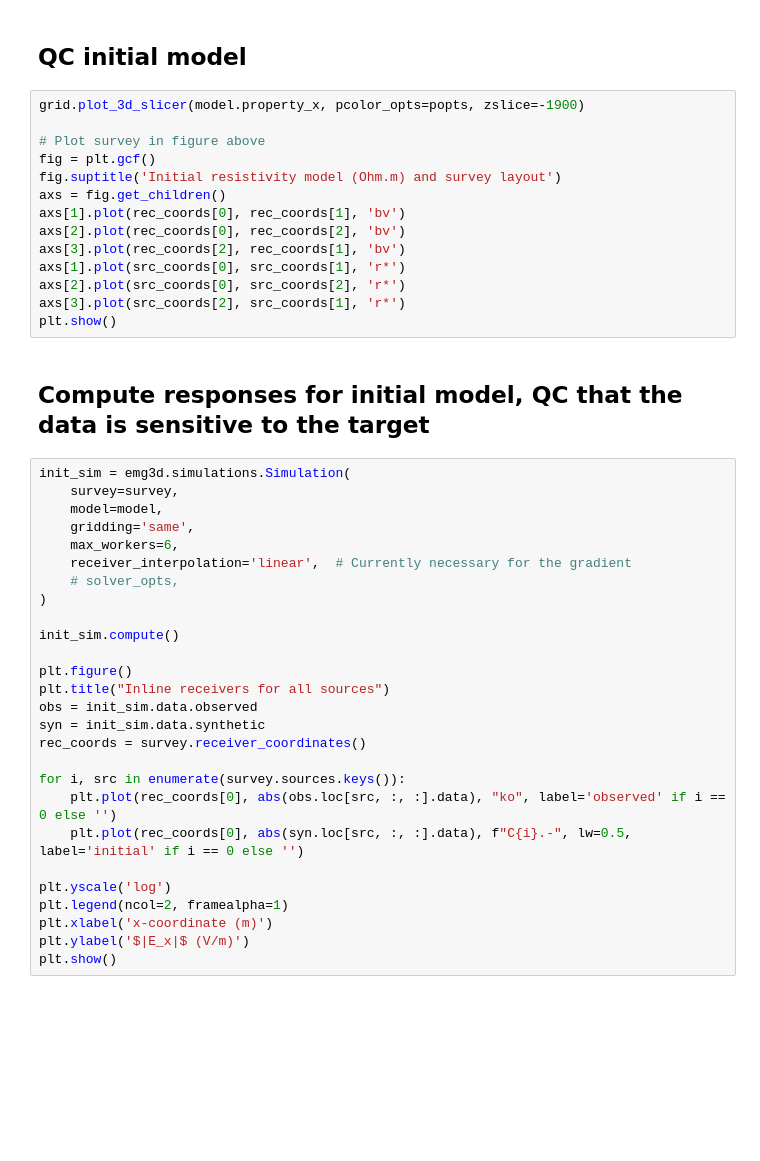
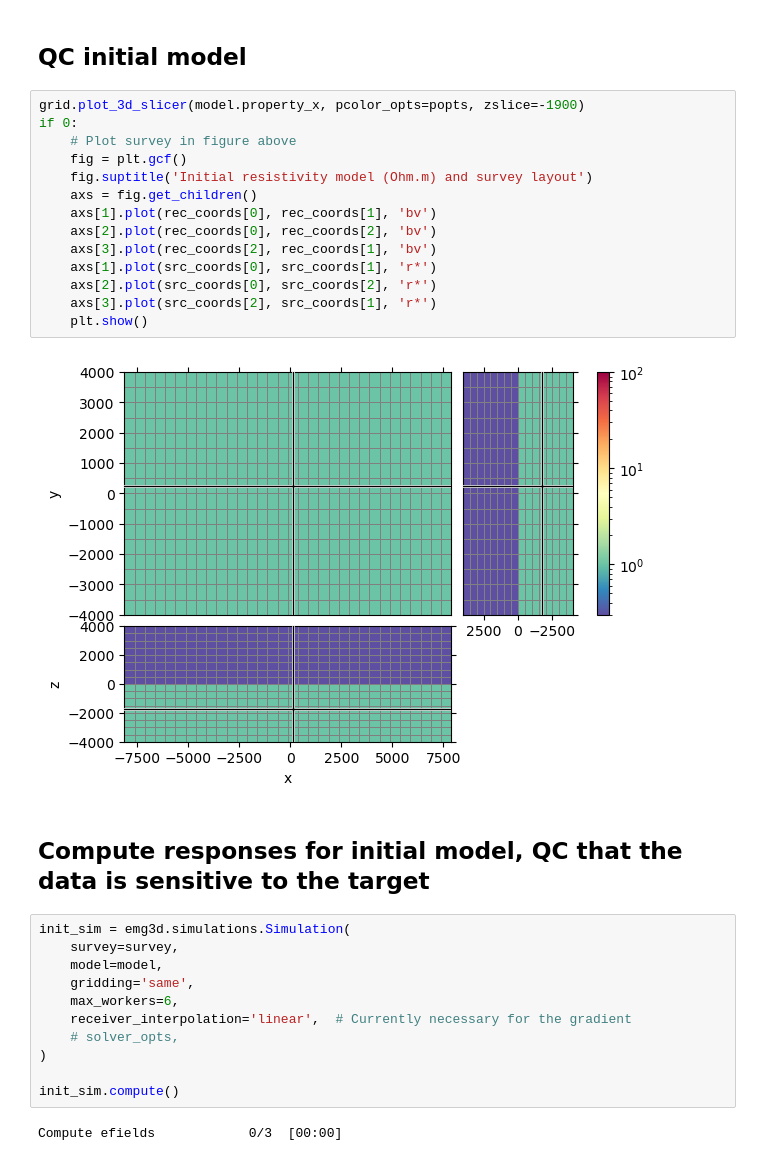
Before and after one commit to prisae/dev-pygimli-emg3d, a Jupyter notebook: SurveyDataModel.ipynb, the cells around one changed output. Saved outputs shown, nothing was run; the diff lists cells and outputs as text; blank space fills up the shorter version.

```diff
--- a/SurveyDataModel.ipynb
+++ b/SurveyDataModel.ipynb
@@ -147,18 +182,20 @@ else:
 ## QC initial model
 # %%
 grid.plot_3d_slicer(model.property_x, pcolor_opts=popts, zslice=-1900)
-
-# Plot survey in figure above
-fig = plt.gcf()
-fig.suptitle('Initial resistivity model (Ohm.m) and survey layout')
-axs = fig.get_children()
-axs[1].plot(rec_coords[0], rec_coords[1], 'bv')
-axs[2].plot(rec_coords[0], rec_coords[2], 'bv')
-axs[3].plot(rec_coords[2], rec_coords[1], 'bv')
-axs[1].plot(src_coords[0], src_coords[1], 'r*')
-axs[2].plot(src_coords[0], src_coords[2], 'r*')
-axs[3].plot(src_coords[2], src_coords[1], 'r*')
-plt.show()
+if 0:
+    # Plot survey in figure above
+    fig = plt.gcf()
+    fig.suptitle('Initial resistivity model (Ohm.m) and survey layout')
+    axs = fig.get_children()
+    axs[1].plot(rec_coords[0], rec_coords[1], 'bv')
+    axs[2].plot(rec_coords[0], rec_coords[2], 'bv')
+    axs[3].plot(rec_coords[2], rec_coords[1], 'bv')
+    axs[1].plot(src_coords[0], src_coords[1], 'r*')
+    axs[2].plot(src_coords[0], src_coords[2], 'r*')
+    axs[3].plot(src_coords[2], src_coords[1], 'r*')
+    plt.show()
+# %% [output]
+[figure, added]
 # %% [markdown]
 ## Compute responses for initial model, QC that the data is sensitive to the target
 # %%
@@ -172,19 +209,5 @@ init_sim = emg3d.simulations.Simulation(
 )
 
 init_sim.compute()
-
-plt.figure()
-plt.title("Inline receivers for all sources")
-obs = init_sim.data.observed
-syn = init_sim.data.synthetic
-rec_coords = survey.receiver_coordinates()
-
-for i, src in enumerate(survey.sources.keys()):
-    plt.plot(rec_coords[0], abs(obs.loc[src, :, :].data), "ko", label='observed' if i == 0 else '')
-    plt.plot(rec_coords[0], abs(syn.loc[src, :, :].data), f"C{i}.-", lw=0.5, label='initial' if i == 0 else '')
-
-plt.yscale('log')
-plt.legend(ncol=2, framealpha=1)
-plt.xlabel('x-coordinate (m)')
-plt.ylabel('$|E_x|$ (V/m)')
-plt.show()
+# %% [output]
+Compute efields            0/3  [00:00]
```
Also changed, not shown: parts of 13 cells of this notebook, 1 other file.
